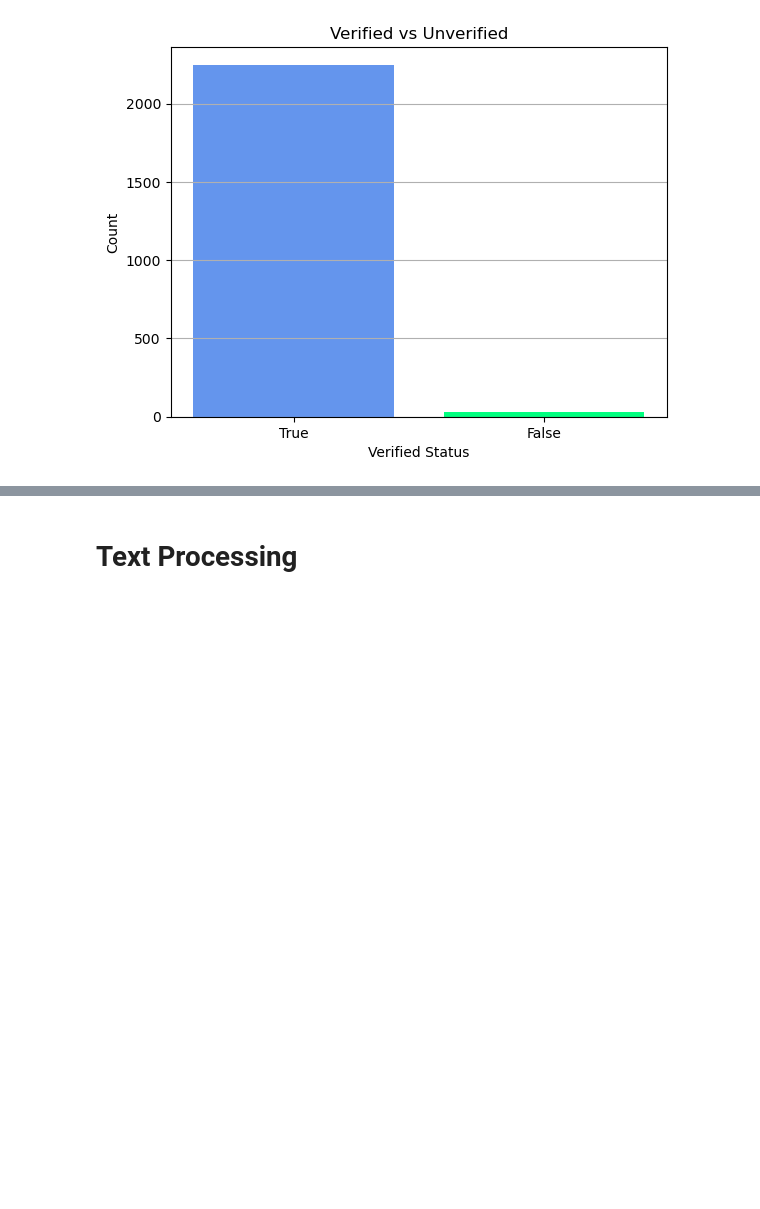
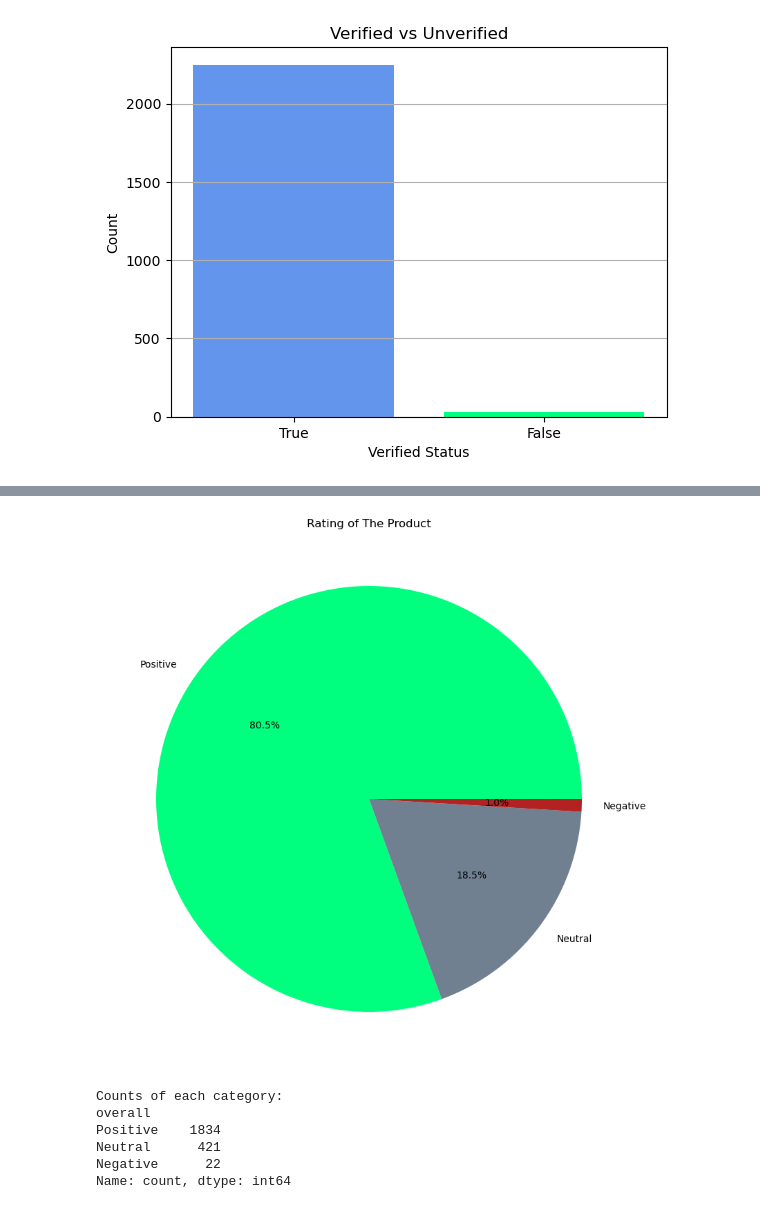
Before and after one commit to rolandjosephb/Comp262-Group3, a Jupyter notebook: Group 3.ipynb, the cells around one changed output, grey strips where cells are left out. Cells and saved outputs as stored; diff of their text form; code cells hidden in the pictures; blank space fills up the shorter version.

```diff
--- a/Group 3.ipynb
+++ b/Group 3.ipynb
@@ -403,2 +423,22 @@ plt.show()
-# %% [markdown]
-# Text Processing
+# %%
+# Creating a copy of df to avoid changing original
+df_copy = df.copy()
+
+# Giving value:(x<2 = Negative, x=3 Neutral, everything else Positive)
+df_copy['overall'] = df_copy['overall'].apply(lambda x: 'Negative' if x <= 2 else ('Neutral' if x == 3 else 'Positive'))
+
+plt.figure(figsize=(10, 10))
+plt.pie(df_copy['overall'].value_counts(), labels=df_copy['overall'].value_counts().index, autopct='%1.1f%%', labeldistance=1.10, colors=['springgreen', 'slategray', 'firebrick'])
+plt.title('Rating of The Product')
+plt.show()
+
+print("Counts of each category:")
+print(df_copy['overall'].value_counts())
+# %% [output]
+[figure, added]
+Counts of each category:
+overall
+Positive    1834
+Neutral      421
+Negative      22
+Name: count, dtype: int64
```
Also changed, not shown: parts of 26 cells of this notebook.
